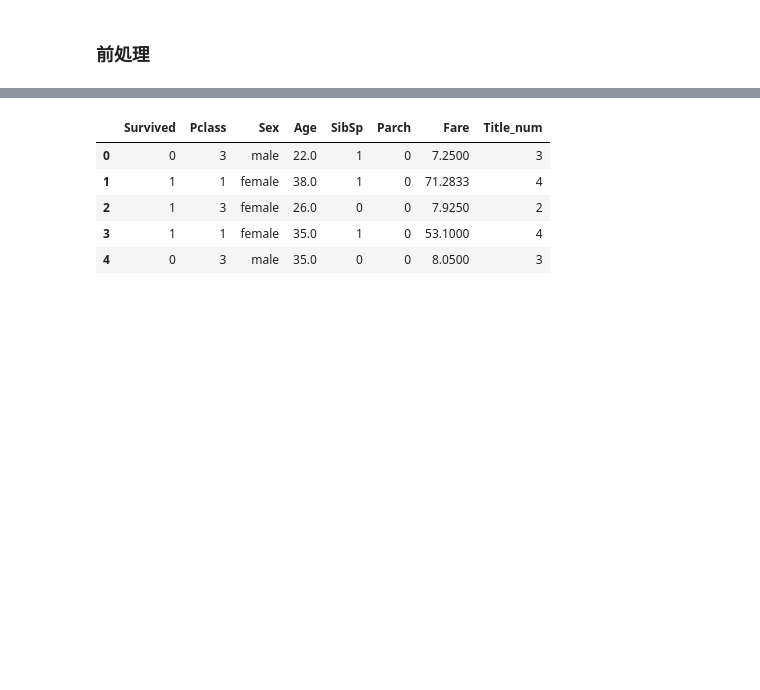
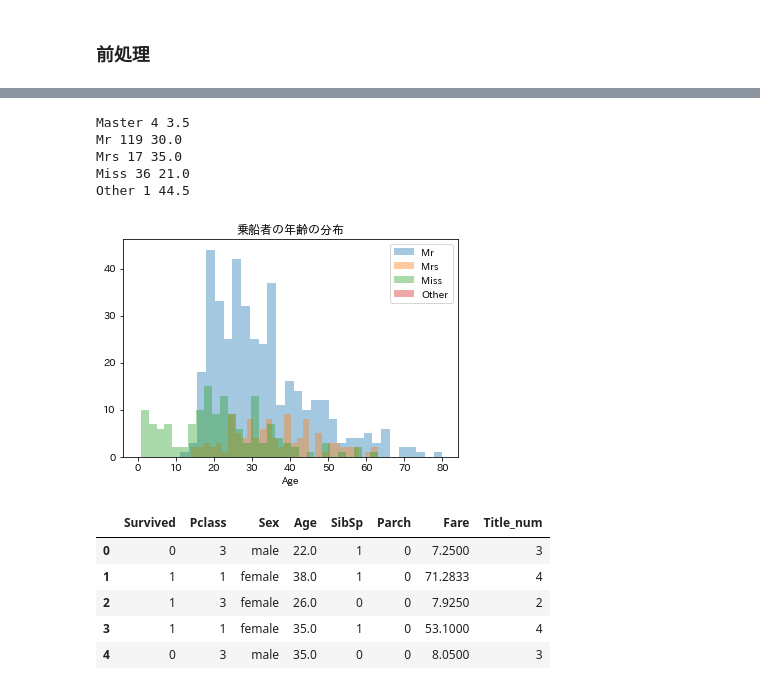
Before and after one commit to juri-saito/kaggle, a Jupyter notebook: titanic_saito.ipynb, the cells around one changed output, grey strips where cells are left out. Drawn from its saved outputs; the diff is of its cells as text; code cells hidden in the pictures; blank space fills up the shorter version.

```diff
--- a/titanic_saito.ipynb
+++ b/titanic_saito.ipynb
@@ -380,3 +380,32 @@ train.head()
 | 2 | 3 | 1 | 3 | Heikkinen, Miss. Laina | female | 26.0 | 0 | 0 | STON/O2. 3101282 | 7.9250 | ... |
 | 3 | 4 | 1 | 1 | Futrelle, Mrs. Jacques Heath (Lil... | female | 35.0 | 1 | 0 | 113803 | 53.1000 | ... |
 | 4 | 5 | 0 | 3 | Allen, Mr. William Henry | male | 35.0 | 0 | 0 | 373450 | 8.0500 | ... |
+# %%
+# TitleごとのAgeの欠損値
+print('Master', train[train['Title'] == 'Master'].loc[:, 'Age'].isnull().sum(), train[train['Title'] == 'Master'].loc[:, 'Age'].median())
+print('Mr', train[train['Title'] == 'Mr'].loc[:, 'Age'].isnull().sum(), train[train['Title'] == 'Mr'].loc[:, 'Age'].median())
+print('Mrs', train[train['Title'] == 'Mrs'].loc[:, 'Age'].isnull().sum(), train[train['Title'] == 'Mrs'].loc[:, 'Age'].median())
+print('Miss', train[train['Title'] == 'Miss'].loc[:, 'Age'].isnull().sum(), train[train['Title'] == 'Miss'].loc[:, 'Age'].median())
+print('Other', train[train['Title_num'] == 5].loc[:, 'Age'].isnull().sum(), train[train['Title_num'] == 5].loc[:, 'Age'].median())
+# %% [output]
+Master 4 3.5
+Mr 119 30.0
+Mrs 17 35.0
+Miss 36 21.0
+Other 1 44.5
+# %%
+# Mrのヒストグラム
+sns.distplot(train[train['Title'] == 'Mr'].loc[:, 'Age'].dropna(),kde=False,bins=30,label='Mr')
+# Mrsのヒストグラム
+sns.distplot(train[train['Title'] == 'Mrs'].loc[:, 'Age'].dropna(),kde=False,bins=30,label='Mrs')
+# Missのヒストグラム
+sns.distplot(train[train['Title'] == 'Miss'].loc[:, 'Age'].dropna(),kde=False,bins=30,label='Miss')
+# そのほかの敬称のヒストグラム
+sns.distplot(train[train['Title_num'] == '5'].loc[:, 'Age'].dropna(),kde=False,bins=30,label='Other')
+#タイトルの表示
+plt.title('乗船者の年齢の分布')
+#凡例を表示
+plt.legend()
+plt.show()
+# %% [output]
+[figure, added]
```
Also changed, not shown: parts of 9 cells of this notebook, 2 other files.
